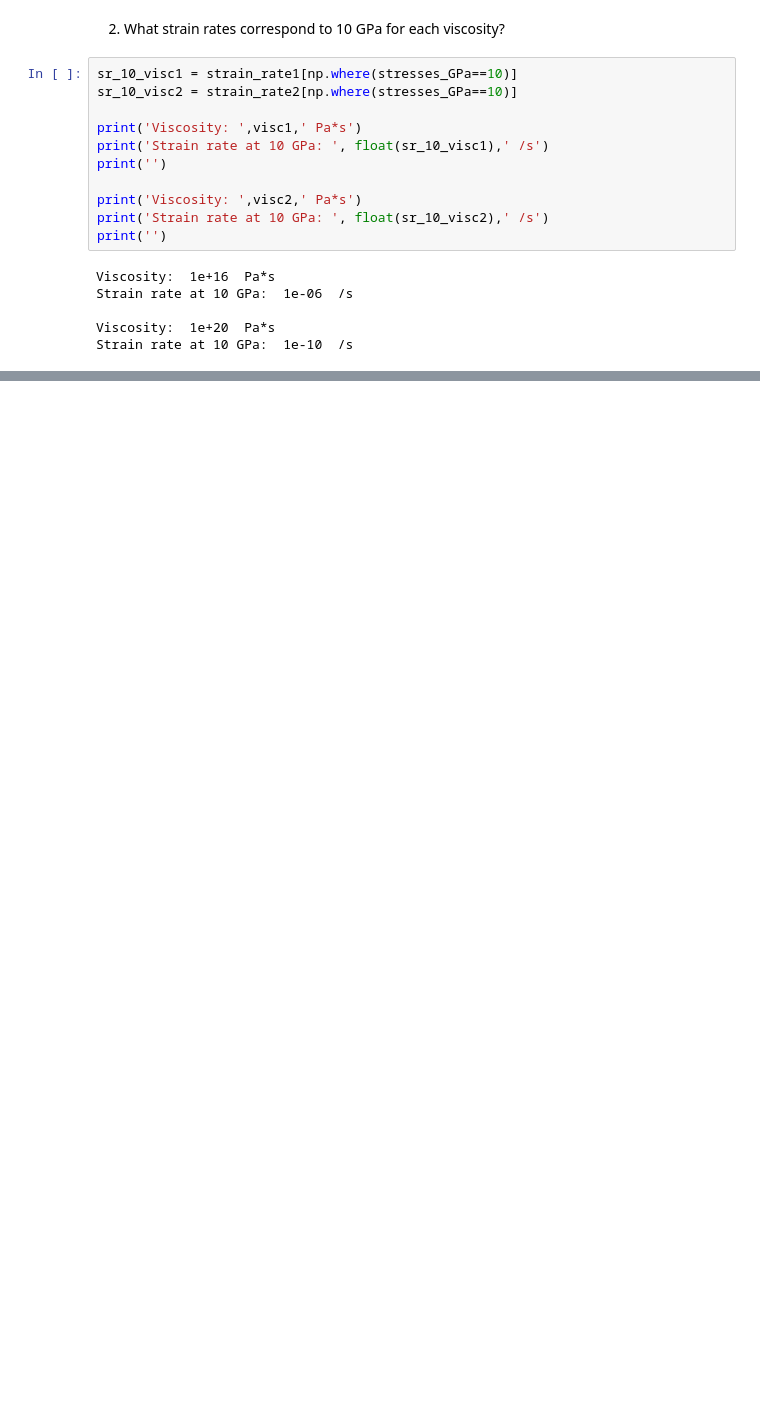
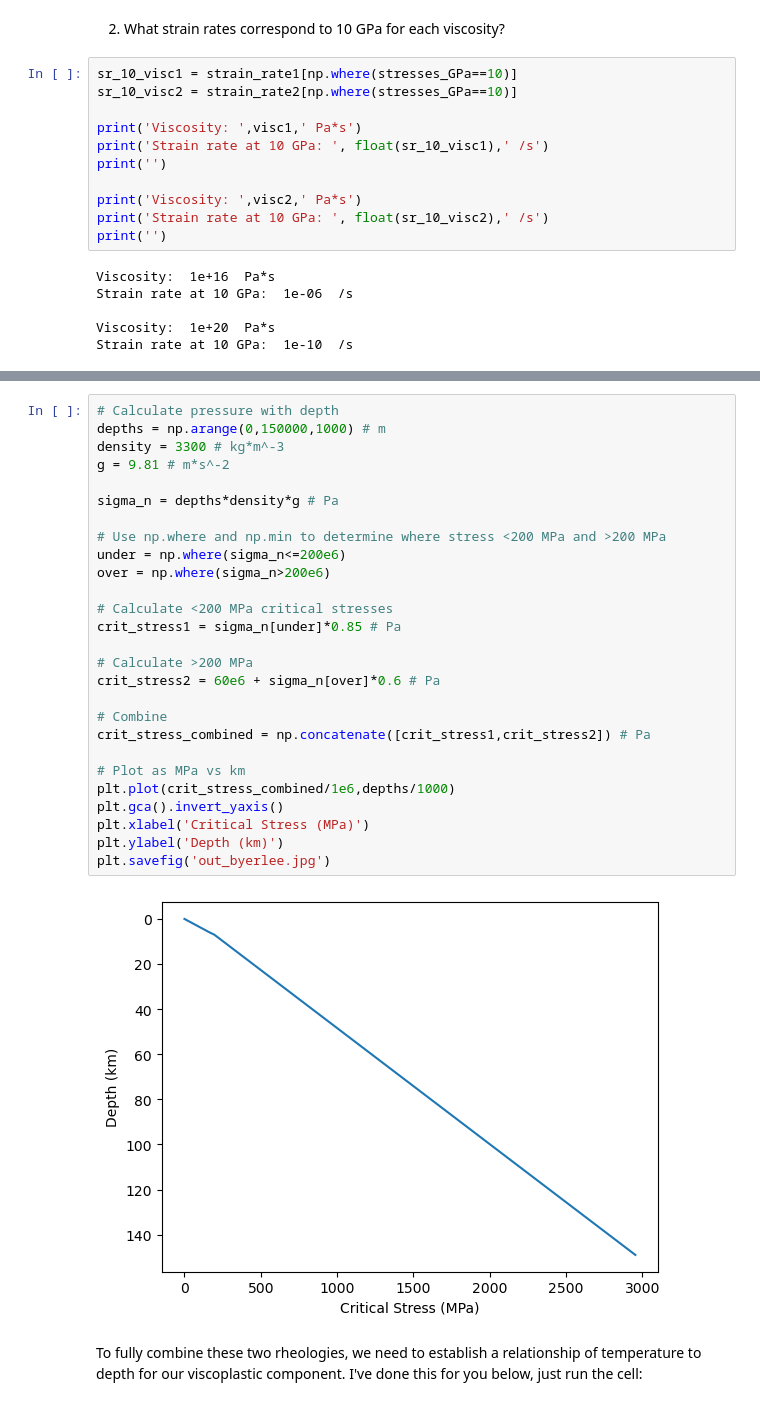
Before and after one commit to dyvasey/geoteach, a Jupyter notebook: structural_geology/rheology_lab/rheology.ipynb, the cells around one changed output, grey strips where cells are left out. Cells and saved outputs as stored; diff of their text form; blank space fills up the shorter version.

```diff
--- a/structural_geology/rheology_lab/rheology.ipynb
+++ b/structural_geology/rheology_lab/rheology.ipynb
@@ -209,0 +263,31 @@ Here, A is called a viscous prefactor, E is activation energy, and V is activati
+# %%
+# Calculate pressure with depth
+depths = np.arange(0,150000,1000) # m
+density = 3300 # kg*m^-3
+g = 9.81 # m*s^-2
+
+sigma_n = depths*density*g # Pa
+
+# Use np.where and np.min to determine where stress <200 MPa and >200 MPa
+under = np.where(sigma_n<=200e6)
+over = np.where(sigma_n>200e6)
+
+# Calculate <200 MPa critical stresses
+crit_stress1 = sigma_n[under]*0.85 # Pa
+
+# Calculate >200 MPa
+crit_stress2 = 60e6 + sigma_n[over]*0.6 # Pa
+
+# Combine
+crit_stress_combined = np.concatenate([crit_stress1,crit_stress2]) # Pa
+
+# Plot as MPa vs km
+plt.plot(crit_stress_combined/1e6,depths/1000)
+plt.gca().invert_yaxis()
+plt.xlabel('Critical Stress (MPa)')
+plt.ylabel('Depth (km)')
+plt.savefig('out_byerlee.jpg')
+# %% [output]
+[figure, added]
+# %% [markdown]
+To fully combine these two rheologies, we need to establish a relationship of temperature to depth for our viscoplastic component. I've done this for you below, just run the cell:
```
Also changed, not shown: parts of 15 cells of this notebook, 3 other files.
